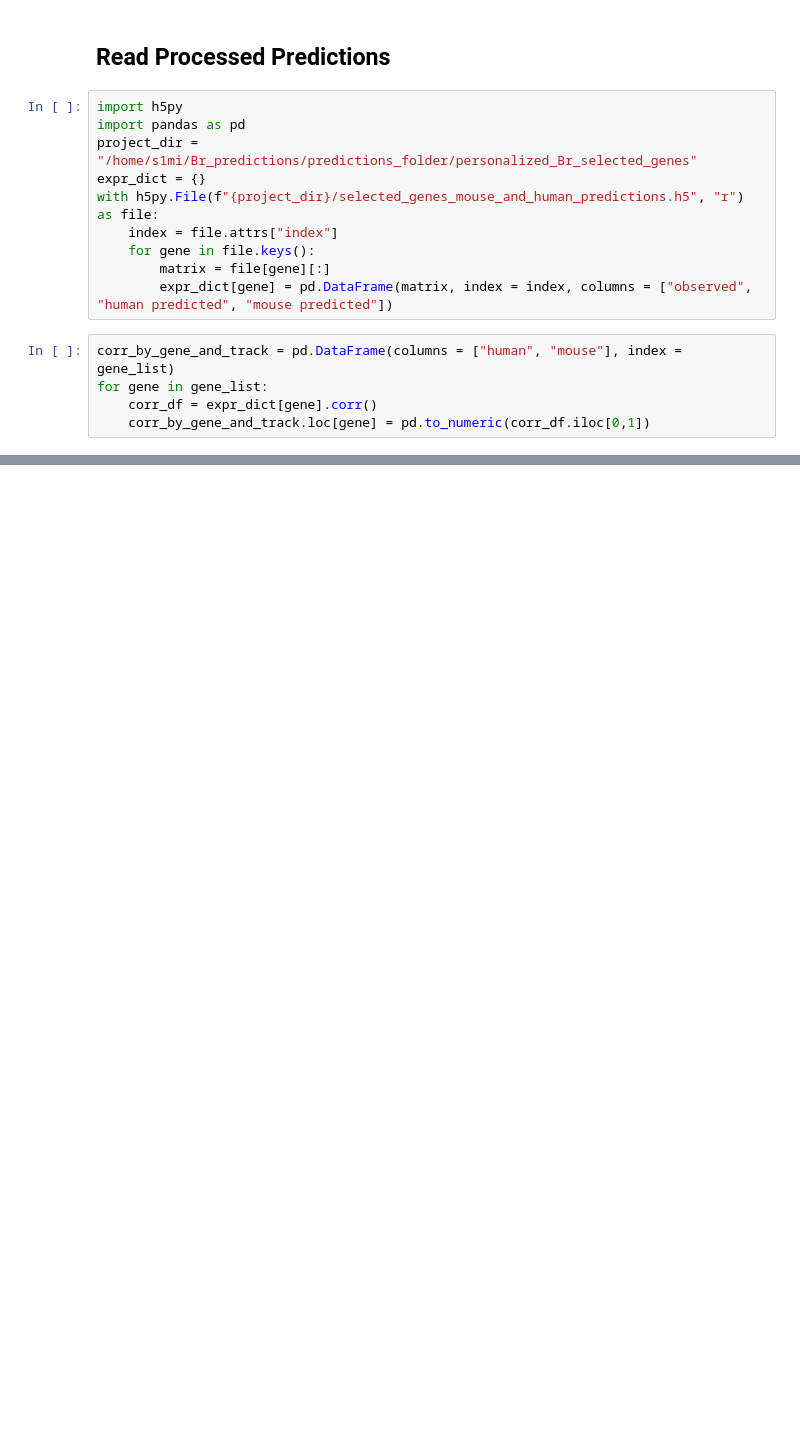
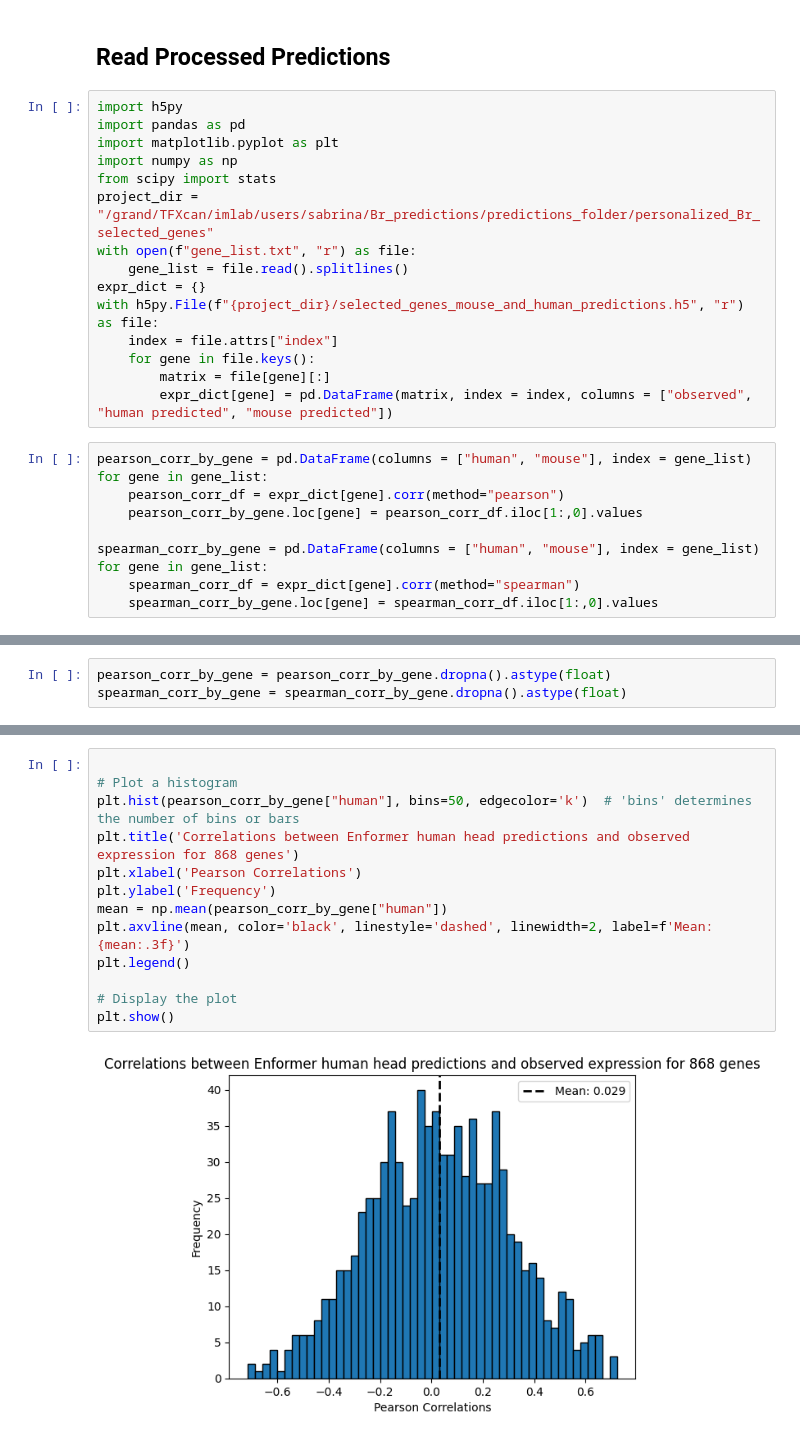
Before and after one commit to hakyimlab/sabrina-deep-learning-in-genomics, a Jupyter notebook: posts/2023-08-31-Br-personalized-prediction-on-more-genes/index.ipynb, the cells around one changed output, grey strips where cells are left out. Drawn from its saved outputs; the diff is of its cells as text; blank space fills up the shorter version.

Commit message:
personalized plots

```diff
--- a/posts/2023-08-31-Br-personalized-prediction-on-more-genes/index.ipynb
+++ b/posts/2023-08-31-Br-personalized-prediction-on-more-genes/index.ipynb
@@ -71,7 +67,12 @@ KeyboardInterrupt:
 # %%
 import h5py
 import pandas as pd
-project_dir = "/home/s1mi/Br_predictions/predictions_folder/personalized_Br_selected_genes"
+import matplotlib.pyplot as plt
+import numpy as np
+from scipy import stats
+project_dir = "/grand/TFXcan/imlab/users/sabrina/Br_predictions/predictions_folder/personalized_Br_selected_genes"
+with open(f"gene_list.txt", "r") as file:
+    gene_list = file.read().splitlines()
 expr_dict = {}
 with h5py.File(f"{project_dir}/selected_genes_mouse_and_human_predictions.h5", "r") as file:
     index = file.attrs["index"]
@@ -79,7 +80,12 @@ with h5py.File(f"{project_dir}/selected_genes_mouse_and_human_predictions.h5", "
         matrix = file[gene][:]
         expr_dict[gene] = pd.DataFrame(matrix, index = index, columns = ["observed", "human predicted", "mouse predicted"])
 # %%
-corr_by_gene_and_track = pd.DataFrame(columns = ["human", "mouse"], index = gene_list)
+pearson_corr_by_gene = pd.DataFrame(columns = ["human", "mouse"], index = gene_list)
 for gene in gene_list:
-    corr_df = expr_dict[gene].corr()
-    corr_by_gene_and_track.loc[gene] = pd.to_numeric(corr_df.iloc[0,1])
+    pearson_corr_df = expr_dict[gene].corr(method="pearson")
+    pearson_corr_by_gene.loc[gene] = pearson_corr_df.iloc[1:,0].values
+
+spearman_corr_by_gene = pd.DataFrame(columns = ["human", "mouse"], index = gene_list)
+for gene in gene_list:
+    spearman_corr_df = expr_dict[gene].corr(method="spearman")
+    spearman_corr_by_gene.loc[gene] = spearman_corr_df.iloc[1:,0].values
@@ -85,0 +94,3 @@ for gene in gene_list:
+# %%
+pearson_corr_by_gene = pearson_corr_by_gene.dropna().astype(float)
+spearman_corr_by_gene = spearman_corr_by_gene.dropna().astype(float)
@@ -85,0 +99,15 @@ for gene in gene_list:
+# %%
+
+# Plot a histogram
+plt.hist(pearson_corr_by_gene["human"], bins=50, edgecolor='k')  # 'bins' determines the number of bins or bars
+plt.title('Correlations between Enformer human head predictions and observed expression for 868 genes')
+plt.xlabel('Pearson Correlations')
+plt.ylabel('Frequency')
+mean = np.mean(pearson_corr_by_gene["human"])
+plt.axvline(mean, color='black', linestyle='dashed', linewidth=2, label=f'Mean: {mean:.3f}')
+plt.legend()
+
+# Display the plot
+plt.show()
+# %% [output]
+[figure, added]
```
Also changed, not shown: parts of 16 cells of this notebook.
